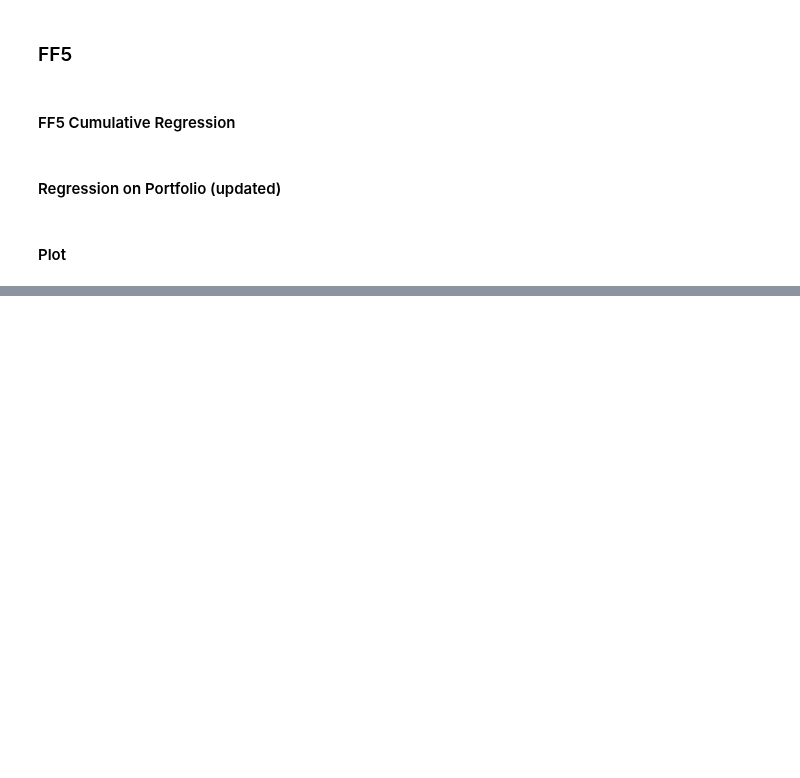
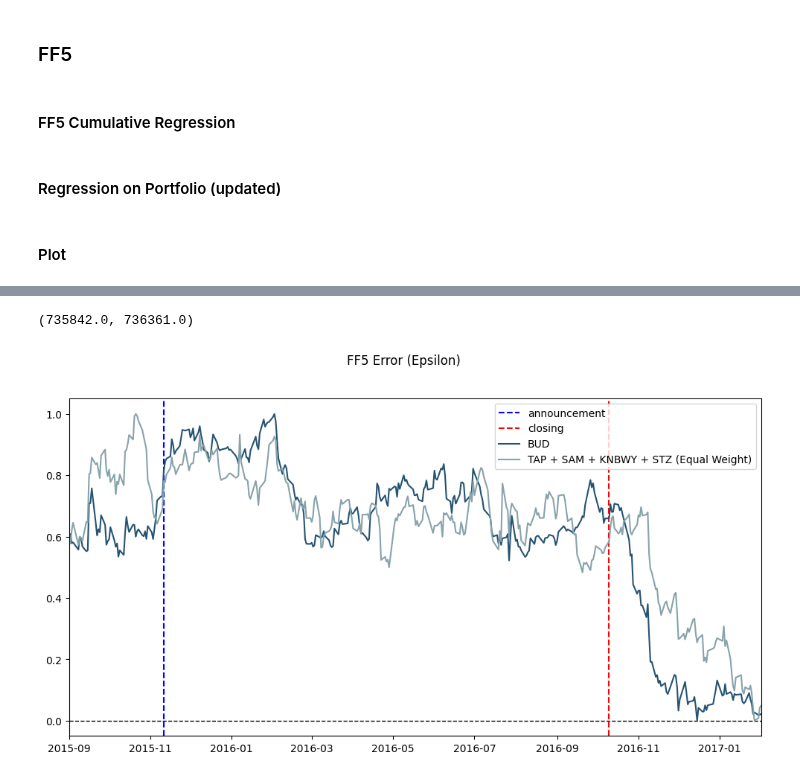
Before and after one commit to chrisliii/FINE-452, a Jupyter notebook: M&A_CAPM_FF3_Daily_Portfolio_BUD.ipynb, the cells around one changed output, grey strips where cells are left out. Drawn from its saved outputs; the diff is of its cells as text; code cells hidden in the pictures; blank space fills up the shorter version.

```diff
--- a/M&A_CAPM_FF3_Daily_Portfolio_BUD.ipynb
+++ b/M&A_CAPM_FF3_Daily_Portfolio_BUD.ipynb
@@ -913,0 +917,42 @@ fig.tight_layout(rect=[0, 0.03, 1, 0.95])
+# %%
+fig, (ax1) = plt.subplots(1, dpi=100, figsize=(12,6))
+fig.suptitle('FF5 Error (Epsilon)')
+
+begin_date = datetime(2014, 9, 1)
+begin_date_label = '2014-09-01'
+
+ax1.axhline(y=0, linewidth=1, color='black', linestyle='--')
+ax1.axvline(x=datetime(2015,11,11), color='blue', linestyle='--', label='announcement')
+ax1.axvline(x=datetime(2016,10,10), color='red', linestyle='--', label='closing')
+
+#BUD
+df_ticker_FF = FF5CumulativeRegression('BUD', begin_date)
+df_ticker_FF['CumSumEpsilon'] = ( (df_ticker_FF.CumSumEpsilon - df_ticker_FF.CumSumEpsilon.min()) /
+                                 (df_ticker_FF.CumSumEpsilon.max() - df_ticker_FF.CumSumEpsilon.min()) )
+ax1.plot(df_ticker_FF.Date, df_ticker_FF.CumSumEpsilon, label='BUD', color='#255372')
+
+#Portfolio with BUD
+#df_ticker_FF = FF5CumulativeRegressionPortfolio(['BUD', 'TAP', 'SAM', 'KNBWY', 'STZ'], begin_date)
+#df_ticker_FF['CumSumEpsilon'] = ( (df_ticker_FF.CumSumEpsilon - df_ticker_FF.CumSumEpsilon.min()) /
+#                                 (df_ticker_FF.CumSumEpsilon.max() - df_ticker_FF.CumSumEpsilon.min()) )
+#ax1.plot(df_ticker_FF.Date, df_ticker_FF.CumSumEpsilon, label='BUD + TAP + SAM + KNBWY + STZ (Equal Weight)', color='#5dace4')
+
+#Portfolio without BUD
+df_ticker_FF = FF5CumulativeRegressionPortfolio(['TAP', 'SAM', 'KNBWY', 'STZ'], begin_date)
+df_ticker_FF['CumSumEpsilon'] = ( (df_ticker_FF.CumSumEpsilon - df_ticker_FF.CumSumEpsilon.min()) /
+                                 (df_ticker_FF.CumSumEpsilon.max() - df_ticker_FF.CumSumEpsilon.min()) )
+ax1.plot(df_ticker_FF.Date, df_ticker_FF.CumSumEpsilon, label='TAP + SAM + KNBWY + STZ (Equal Weight)', color='#87a3ab')
+
+#S&P 500
+#df_ticker_FF = FF5CumulativeRegression('^GSPC', begin_date)
+#df_ticker_FF['CumSumEpsilon'] = ( (df_ticker_FF.CumSumEpsilon - df_ticker_FF.CumSumEpsilon.min()) /
+#                                 (df_ticker_FF.CumSumEpsilon.max() - df_ticker_FF.CumSumEpsilon.min()) )
+#ax1.plot(df_ticker_FF.Date, df_ticker_FF.CumSumEpsilon, label='S&P 500 (Dividends Ignored)', color='#7c7473')
+
+ax1.legend()
+#fig.tight_layout(rect=[0, 0.03, 1, 0.95])
+
+ax1.set_xlim([datetime(2015, 9, 1), datetime(2017, 2, 1)])
+# %% [output]
+(735842.0, 736361.0)
+[figure, added]
```
Also changed, not shown: parts of 2 cells of this notebook.
